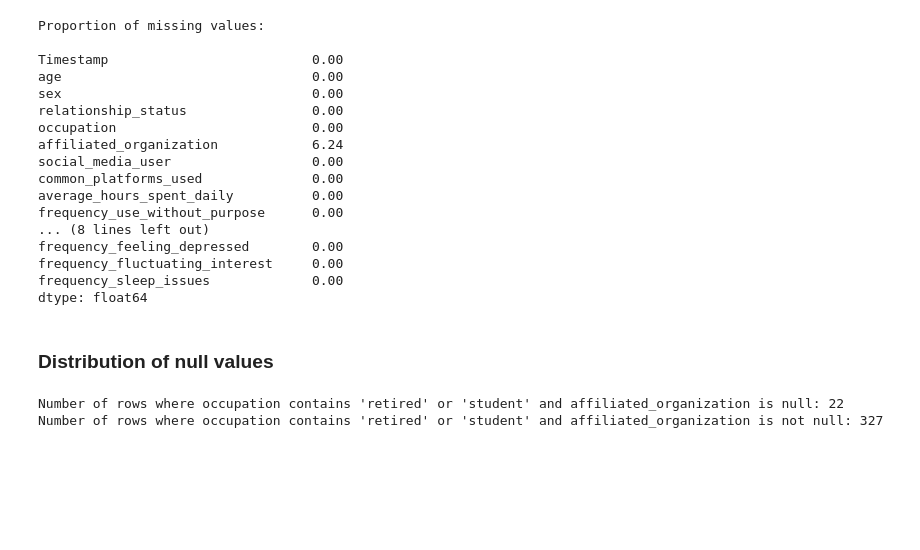
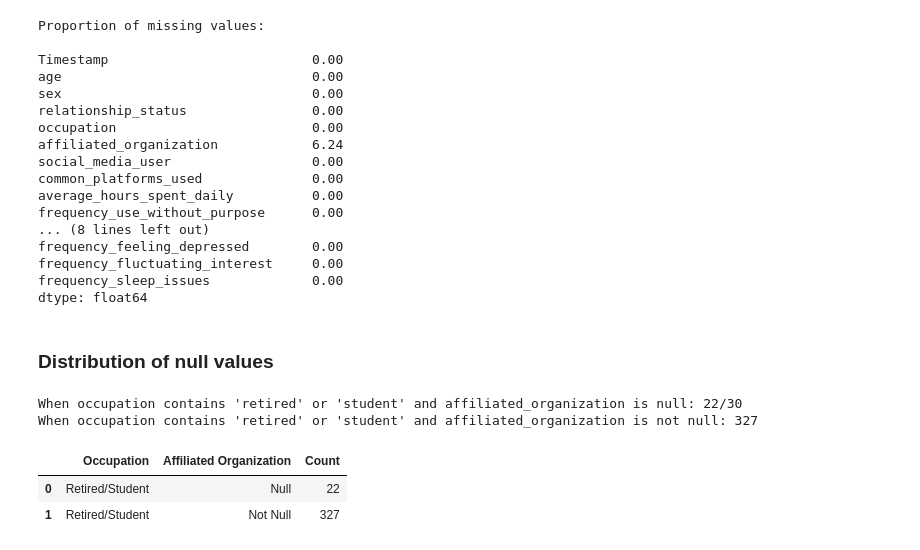
Before and after one commit to ReDI-Data-Analytics-2023/final-project, a Jupyter notebook: giorgiafaedda.ipynb, the cells around one changed output. Saved outputs shown, nothing was run; the diff lists cells and outputs as text; code cells hidden in the pictures; blank space fills up the shorter version.

```diff
--- a/giorgiafaedda.ipynb
+++ b/giorgiafaedda.ipynb
@@ -266,11 +286,24 @@ dtype: float64
 # %% [markdown]
 ### Distribution of null values
 # %%
-retired_null_affiliated = df[(df['occupation'].str.contains('Retired|Student', case=False)) & df['affiliated_organization'].isna()]
-print(f"Number of rows where occupation contains 'retired' or 'student' and affiliated_organization is null: {retired_null_affiliated.shape[0]}")
+retired_students_null_affiliated = df[(df['occupation'].str.contains('Retired|Student', case=False)) & df['affiliated_organization'].isna()]
+print(f"When occupation contains 'retired' or 'student' and affiliated_organization is null: {retired_null_affiliated.shape[0]}/{df['affiliated_organization'].isna().sum()}")
 
-retired_notnull_affiliated = df[df['occupation'].str.contains('Retired|Student', case=False) & df['affiliated_organization'].notna()]
-print(f"Number of rows where occupation contains 'retired' or 'student' and affiliated_organization is not null: {retired_notnull_affiliated.shape[0]}")
+retired_students_notnull_affiliated = df[df['occupation'].str.contains('Retired|Student', case=False) & df['affiliated_organization'].notna()]
+print(f"When occupation contains 'retired' or 'student' and affiliated_organization is not null: {retired_notnull_affiliated.shape[0]}")
 # %% [output]
-Number of rows where occupation contains 'retired' or 'student' and affiliated_organization is null: 22
-Number of rows where occupation contains 'retired' or 'student' and affiliated_organization is not null: 327
+When occupation contains 'retired' or 'student' and affiliated_organization is null: 22/30
+When occupation contains 'retired' or 'student' and affiliated_organization is not null: 327
+# %%
+data = {
+    'Occupation': ['Retired/Student', 'Retired/Student'],
+    'Affiliated Organization': ['Null', 'Not Null'],
+    'Count': [retired_students_null_affiliated.shape[0], retired_students_notnull_affiliated.shape[0]]
+}
+
+df_info = pd.DataFrame(data)
+df_info
+# %% [output]
+|  | Occupation | Affiliated Organization | Count |
+| 0 | Retired/Student | Null | 22 |
+| 1 | Retired/Student | Not Null | 327 |
```
Also changed, not shown: parts of 1 cell of this notebook.
